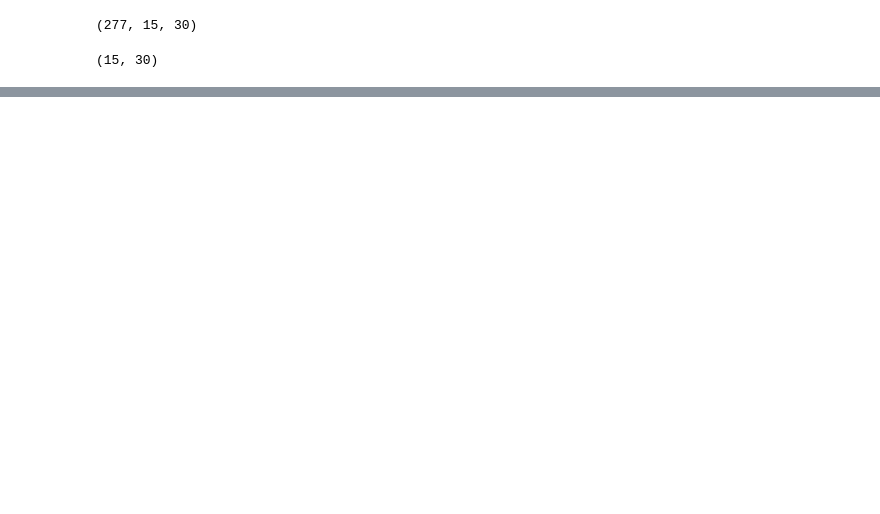
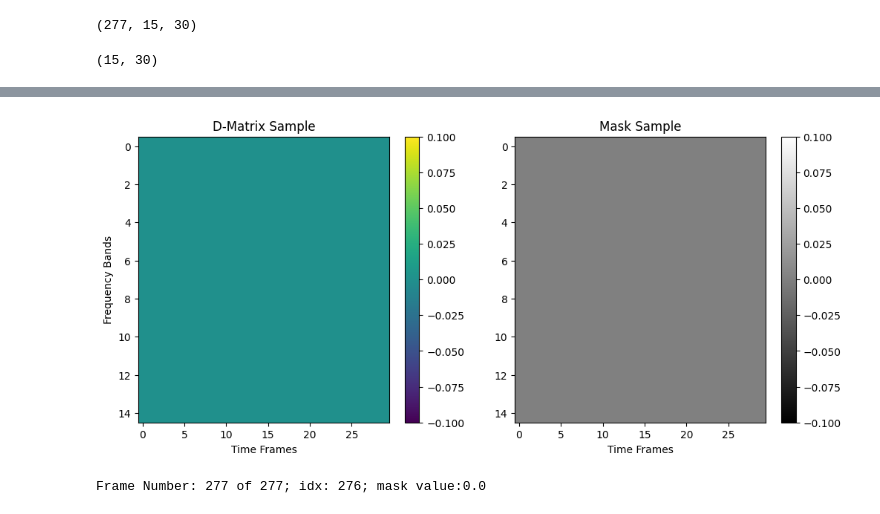
Before and after one commit to George-P-1/Speech_Intelligibility_with_Neural_Networks, a Jupyter notebook: utils/load_npz_file.ipynb, the cells around one changed output, grey strips where cells are left out. Drawn from its saved outputs; the diff is of its cells as text; code cells hidden in the pictures; blank space fills up the shorter version.

```diff
--- a/utils/load_npz_file.ipynb
+++ b/utils/load_npz_file.ipynb
@@ -166,3 +212,41 @@ Frame Number: 277 of 277
+# %%
+frame_num = 0
+hop = 1  # Increase this value to skip frames and reduce dmatrix size
+
+for i in range(0, len(d_matrices[0]), hop):
+    frame_num += 1
+
+    # Create a subplot for d_matrices and mask
+    fig, axes = plt.subplots(1, 2, figsize=(12, 5))  # 1 row, 2 columns
+
+    # Plot d_matrices
+    im1 = axes[0].imshow(d_matrices[0][i], aspect="auto", cmap="viridis")
+    axes[0].set_title("D-Matrix Sample")
+    axes[0].set_xlabel("Time Frames")
+    axes[0].set_ylabel("Frequency Bands")
+    fig.colorbar(im1, ax=axes[0])  # Add colorbar
+
+    # Plot mask
+    im2 = axes[1].imshow(masks[0][i], aspect="auto", cmap="gray")  # Use gray colormap for binary mask
+    axes[1].set_title("Mask Sample")
+    axes[1].set_xlabel("Time Frames")
+    fig.colorbar(im2, ax=axes[1])  # Add colorbar
+
+    # Clear previous output before displaying the new frame
+    clear_output(wait=True)
+    display(fig)
+    print(f"Frame Number: {frame_num} of {len(d_matrices[0])}; idx: {i}; mask value:{masks[0][i].sum()/(masks[0][i].size)}")
+
+    # Pause for animation effect
+    # sleep(0.01)
+    plt.close(fig)  # Close figure to prevent overlapping plots
+
+    # Stop the loop after 100 frames
+    # if frame_num == 100:
+    #     break
+# %% [output]
+[figure, added]
+Frame Number: 277 of 277; idx: 276; mask value:0.0
 # %%
 # Close the dataset
 data.close()
```
Also changed, not shown: parts of 16 cells of this notebook, 4 other files.
